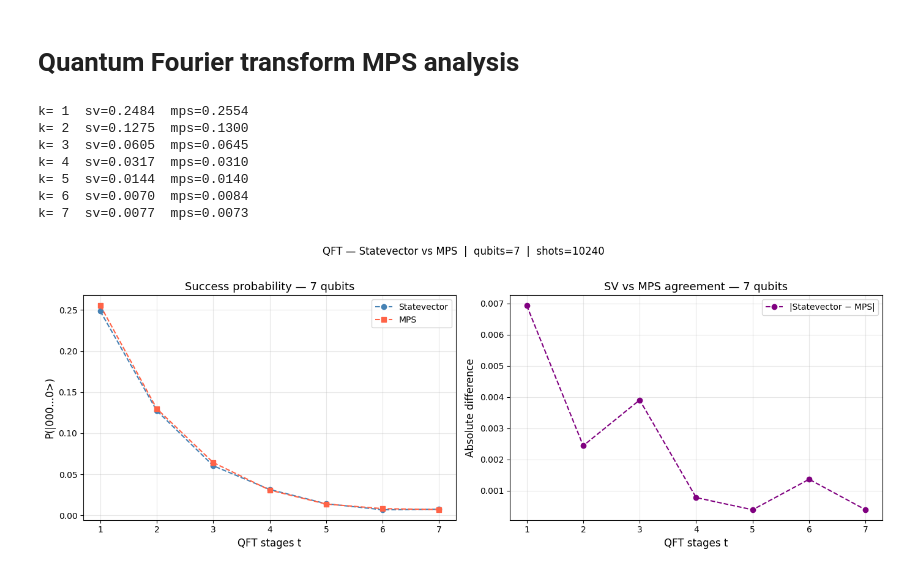
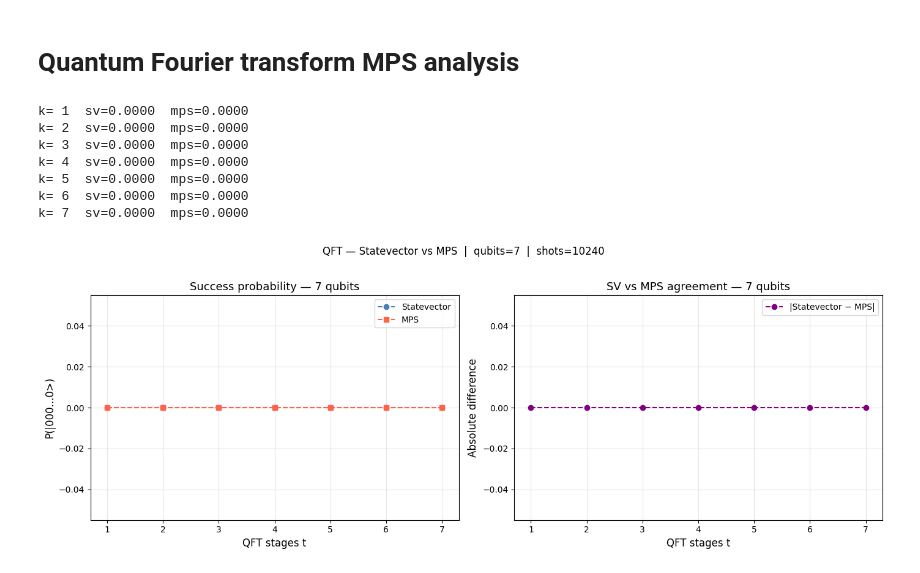
Before and after one commit to cezaris13/Quantum-ideas-factory-tensor-networks, a Jupyter notebook: tensor_networks_and_entropy.ipynb, the cells around one changed output. Cells and saved outputs as stored; diff of their text form; code cells hidden in the pictures.

```diff
--- a/tensor_networks_and_entropy.ipynb
+++ b/tensor_networks_and_entropy.ipynb
@@ -17,7 +18,7 @@ marked_state = 0b111  # target state as integer (|111> = 7)
 # We test with applying Grover operator G k times and measure success probability
 for k in range(1, 11):
     qc = grover.construct_grover(qubits, k, marked_state)
-    counts = utils.measure(qc, shots,skip_qubits=[qubits])
+    counts = measure.measure(qc, shots,skip_qubits=[qubits])
 
     marked_bitstring = format(marked_state, f'0{qubits}b')
     success_counts = counts.get(marked_bitstring, 0)
@@ -147,7 +148,7 @@ k=14  sv=0.9388  mps=0.9393  theory=0.9422
 # %%
 shots       = 1024
 k_fixed     = 1
-qubit_sizes = list(range(4, 23))
+qubit_sizes = list(range(4, 20))
 
 mps.run_scaling_comparison(
     circuit_builder = lambda n: grover.construct_grover(
@@ -324,10 +357,11 @@ n=17  sv=  123.650s  mps=3.997s
 # %% [markdown]
 # Quantum Fourier transform entropy analysis
 # %%
-n = 10
+qubits = 10
 t = 10
+initial_state = 0b111
 
-qc = qft.qft(n, t)
+qc = qft.qft(qubits, t, initial_state)
 
 qc.draw(output="mpl", style="clifford")
 # %% [output]
@@ -335,39 +426,31 @@ qc.draw(output="mpl", style="clifford")
 # %% [markdown]
 # Quantum Fourier transform MPS analysis
 # %%
-import importlib
-import mps
-importlib.reload(mps)
-
-# step 2 — run comparison
-from qft import qft
-import numpy as np
-
-n     = 7
-t_max = n
+qubits     = 7
+t_max = qubits
 shots = 10240
 
 results = mps.run_comparison(
-    circuit_builder  = lambda t: qft(n, t),
-    target_bitstring = lambda t: "0" * n,
+    circuit_builder  = lambda t: qft.qft(qubits, t, initial_state),
+    target_bitstring = lambda t: "0" * qubits,
     k_values         = range(1, t_max + 1),
-    qubits           = n,
+    qubits           = qubits,
     shots            = shots,
     theory_fn        = None,
     k_optimal        = None,
     label_x          = "QFT stages t",
     label_prob       = "P(|000...0>)",
     title            = "QFT — Statevector vs MPS",
 )
 # %% [output]
-k= 1  sv=0.2484  mps=0.2554
-k= 2  sv=0.1275  mps=0.1300
-k= 3  sv=0.0605  mps=0.0645
-k= 4  sv=0.0317  mps=0.0310
-k= 5  sv=0.0144  mps=0.0140
-k= 6  sv=0.0070  mps=0.0084
-k= 7  sv=0.0077  mps=0.0073
+k= 1  sv=0.0000  mps=0.0000
+k= 2  sv=0.0000  mps=0.0000
+k= 3  sv=0.0000  mps=0.0000
+k= 4  sv=0.0000  mps=0.0000
+k= 5  sv=0.0000  mps=0.0000
+k= 6  sv=0.0000  mps=0.0000
+k= 7  sv=0.0000  mps=0.0000
-[figure, old version]
+[figure, new version]
 # %%
 shots       = 1024
 t_fixed     = 3       # fix number of QFT stages
```
Also changed, not shown: parts of 23 cells of this notebook, 19 other files.
